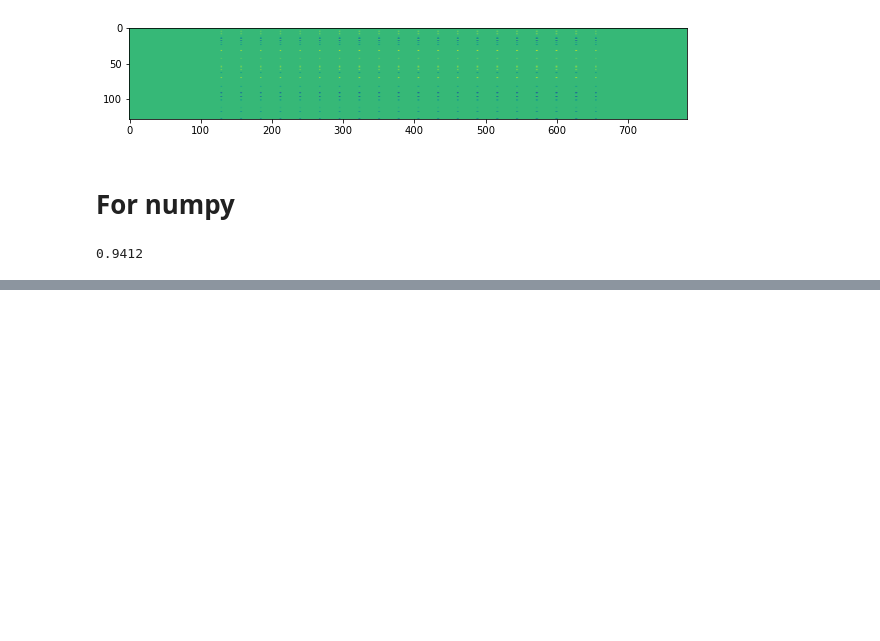
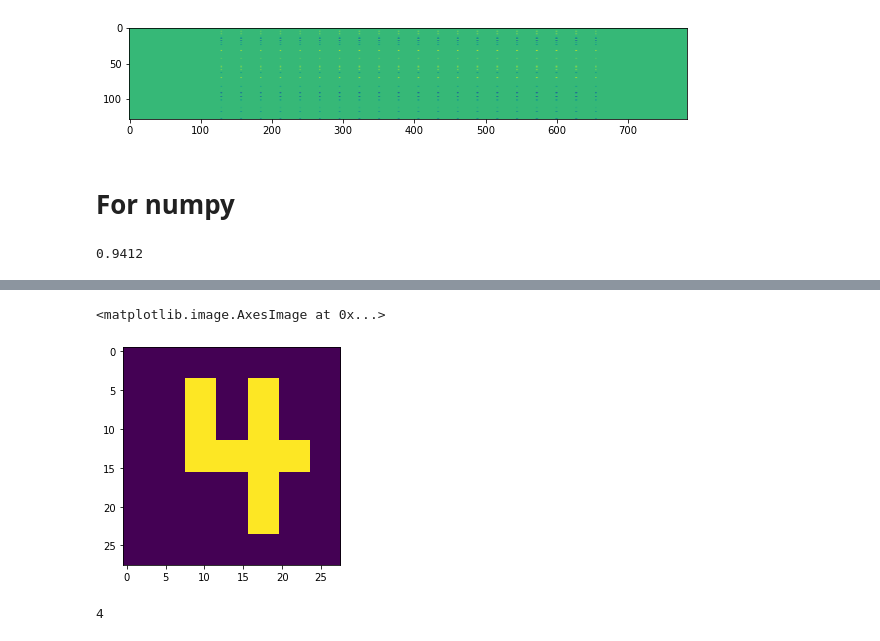
Before and after one commit to Raghvender1205/AI_From_Scratch, a Jupyter notebook: MNIST_Scratch.ipynb, the cells around one changed output, grey strips where cells are left out. Cells and saved outputs as stored; diff of their text form; code cells hidden in the pictures; blank space fills up the shorter version.

```diff
--- a/MNIST_Scratch.ipynb
+++ b/MNIST_Scratch.ipynb
@@ -172,0 +259,27 @@ def forward_backward(x, y):
+# %%
+# Test it
+m = [[0,0,0,0,0,0,0],
+     [0,0,1,0,1,0,0],
+     [0,0,1,0,1,0,0],
+     [0,0,1,1,1,1,0],
+     [0,0,0,0,1,0,0],
+     [0,0,0,0,1,0,0],
+     [0,0,0,0,0,0,0]]
+
+#m = X_test[0].reshape(28, 28)
+# resize to 28x28
+m = np.concatenate([np.concatenate([[x]*4 for x in y]*4) for y in m])
+#plt.imshow(m.reshape)
+plt.imshow(m.reshape((28, 28)))
+# %% [output]
+<matplotlib.image.AxesImage at 0x...>
+[figure, added]
+# %%
+# Check
+x = m.reshape(1, -1).dot(l1)
+x = np.maximum(x, 0) # relu
+x = x.dot(l2)
+
+np.argmax(x)
+# %% [output]
+4
```
Also changed, not shown: parts of 4 cells of this notebook.
